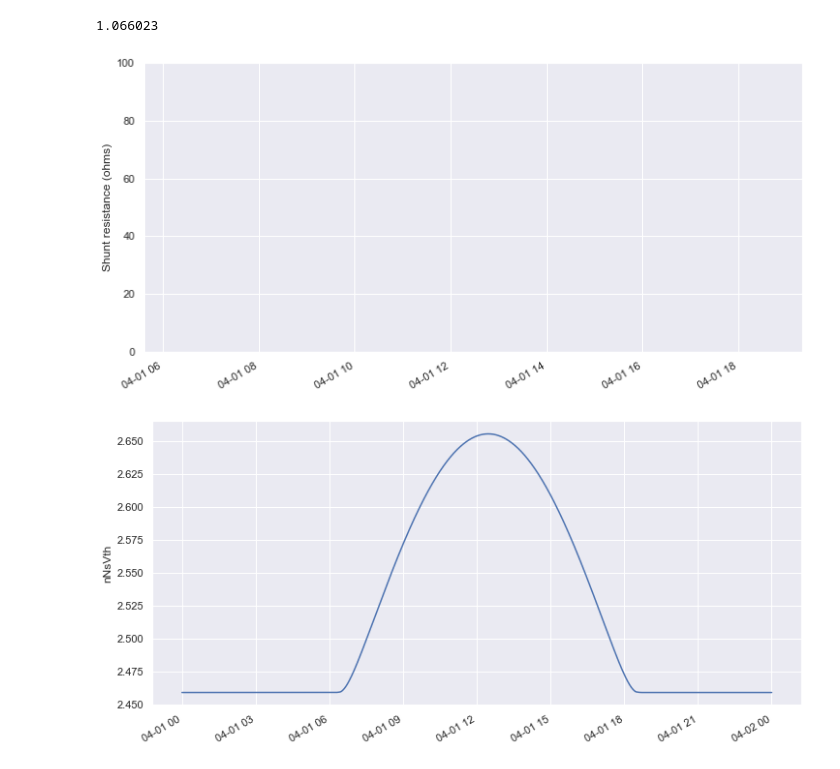
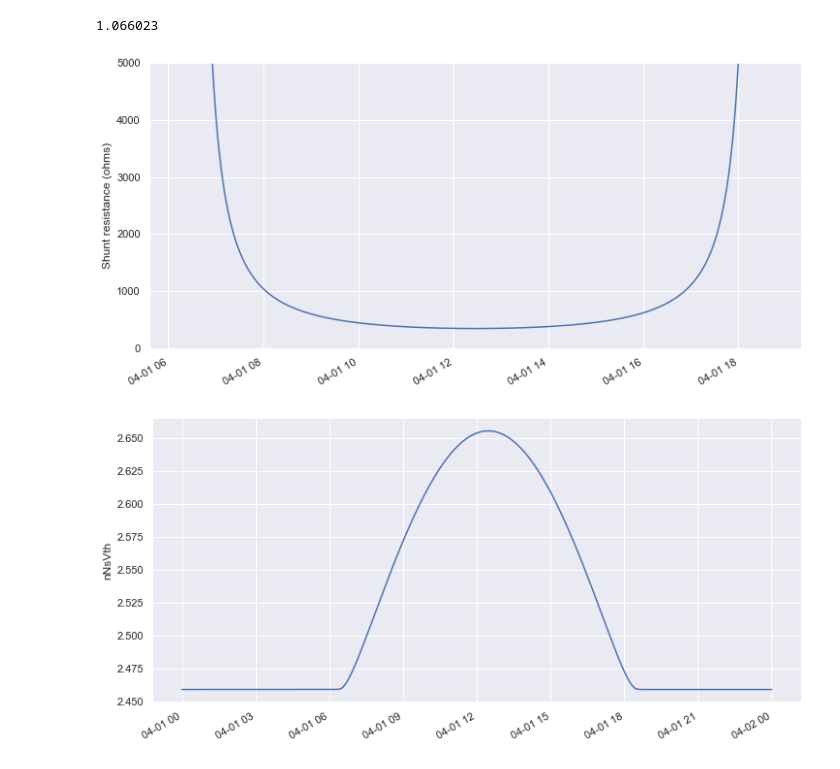
Before and after one commit to pvlib/pvlib-python, a Jupyter notebook: docs/tutorials/pvsystem.ipynb, the cells around one changed output. Saved outputs shown, nothing was run; the diff lists cells and outputs as text; code cells hidden in the pictures.

Commit message:
fix ylimit on Rsh plot

```diff
--- a/docs/tutorials/pvsystem.ipynb
+++ b/docs/tutorials/pvsystem.ipynb
@@ -523,9 +523,9 @@ resistance_series
 # %%
 resistance_shunt.plot()
 plt.ylabel('Shunt resistance (ohms)')
-plt.ylim(0,100);
+plt.ylim(0, 5000);
 # %% [output]
-[figure, old version]
+[figure, new version]
 # %%
 nNsVth.plot()
 plt.ylabel('nNsVth');
```
